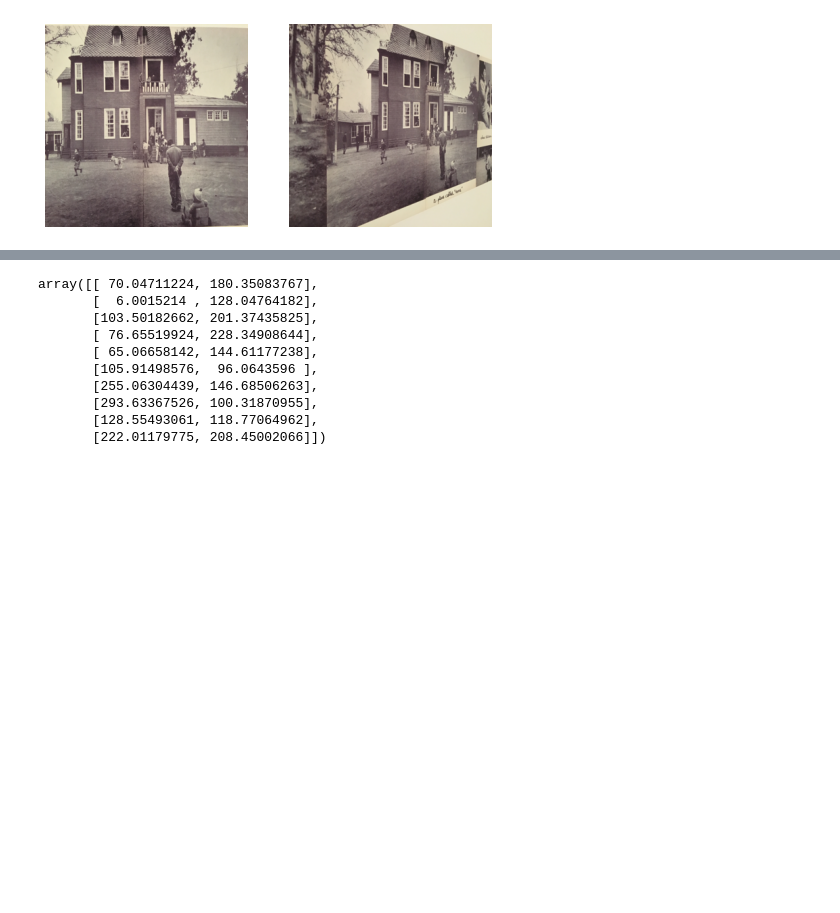
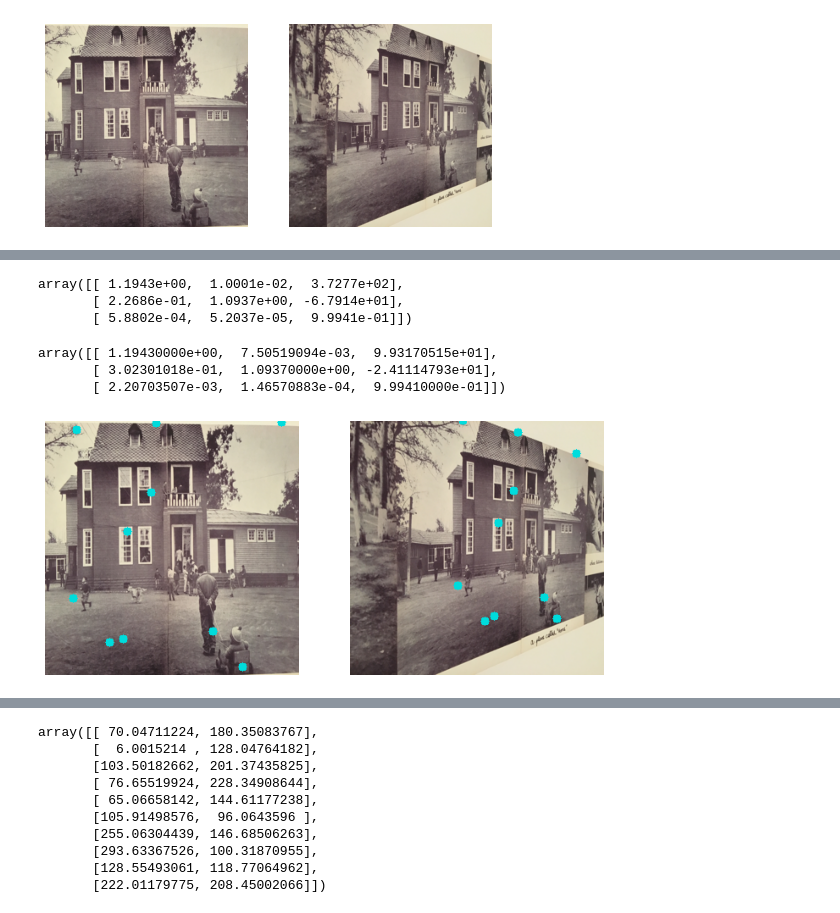
Before and after one commit to bpiyush/rotation-equivariant-lfm, a Jupyter notebook: notebooks/test_homography_scaling.ipynb, the cells around one changed output, grey strips where cells are left out. Saved outputs shown, nothing was run; the diff lists cells and outputs as text; code cells hidden in the pictures; blank space fills up the shorter version.

```diff
--- a/notebooks/test_homography_scaling.ipynb
+++ b/notebooks/test_homography_scaling.ipynb
@@ -81,3 +81,5 @@ img2_resized = img2.resize((imsize, imsize))
 show_grid_of_images([img1_resized, img2_resized])
 # %% [output]
 [figure]
+# %%
+width, height = img1.size
@@ -93,2 +133,33 @@ H_for_scaling = np.array([
+# %%
+H
+# %% [output]
+array([[ 1.1943e+00,  1.0001e-02,  3.7277e+02],
+       [ 2.2686e-01,  1.0937e+00, -6.7914e+01],
+       [ 5.8802e-04,  5.2037e-05,  9.9941e-01]])
 # %%
-H_scaled = H_for_scaling @ H
+# H_scaled =  H_pad @ H_for_scaling @ H.copy()
+H_scaled = H_for_scaling @ H.copy() @ np.linalg.inv(H_for_scaling)
+# %%
+H_scaled
+# %% [output]
+array([[ 1.19430000e+00,  7.50519094e-03,  9.93170515e+01],
+       [ 3.02301018e-01,  1.09370000e+00, -2.41114793e+01],
+       [ 2.20703507e-03,  1.46570883e-04,  9.99410000e-01]])
+# %%
+# define some random predictions: keypoints and descriptors
+width, height = img1_resized.size
+
+num_kps = 10
+desc_dim = 128
+kp1 = np.stack(
+    [
+        np.random.uniform(0., width, num_kps),
+        np.random.uniform(0., height, num_kps),
+    ]
+).T
+# %%
+kp1_to_img2 = apply_homography_to_keypoints(kp1, H_scaled)
+# %%
+show_images_with_keypoints([img1_resized, img2_resized], [kp1, kp1_to_img2], radius=5)
+# %% [output]
+[figure, added]
```
Also changed, not shown: parts of 8 cells of this notebook, 4 other files.
